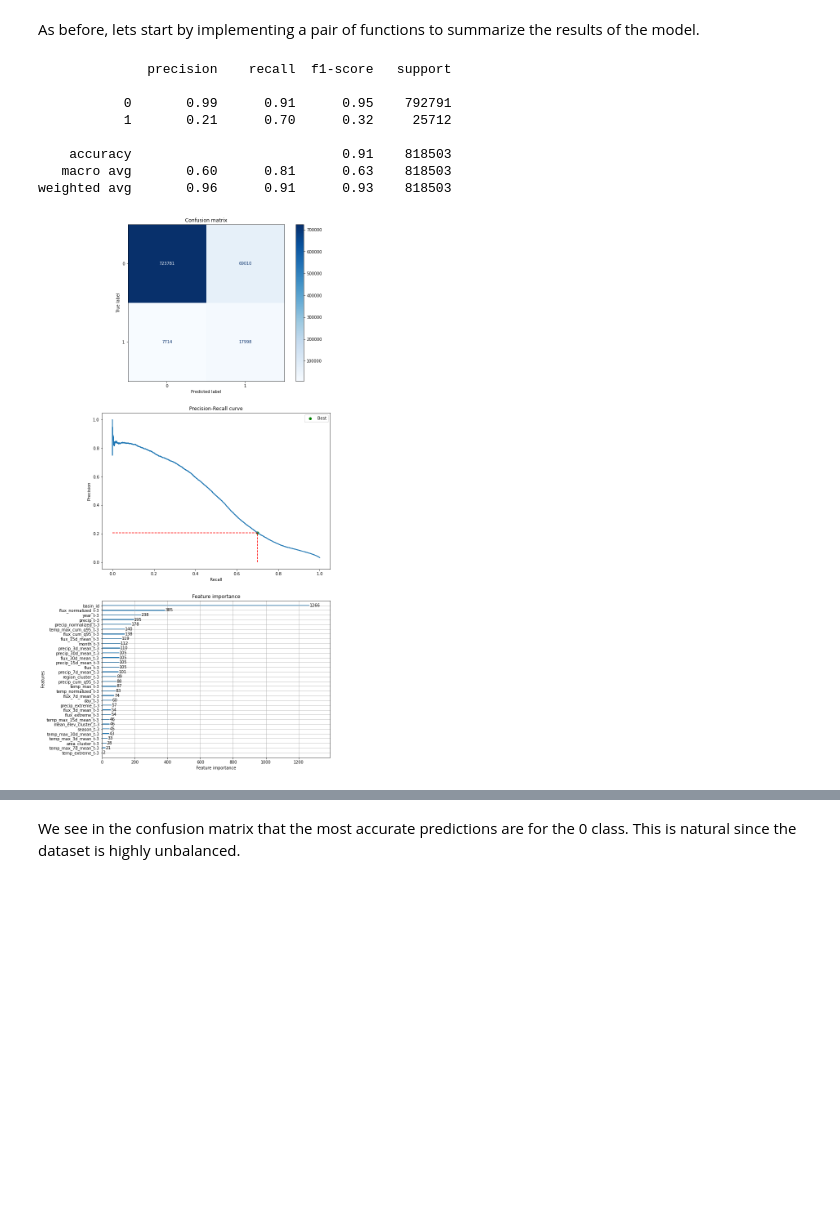
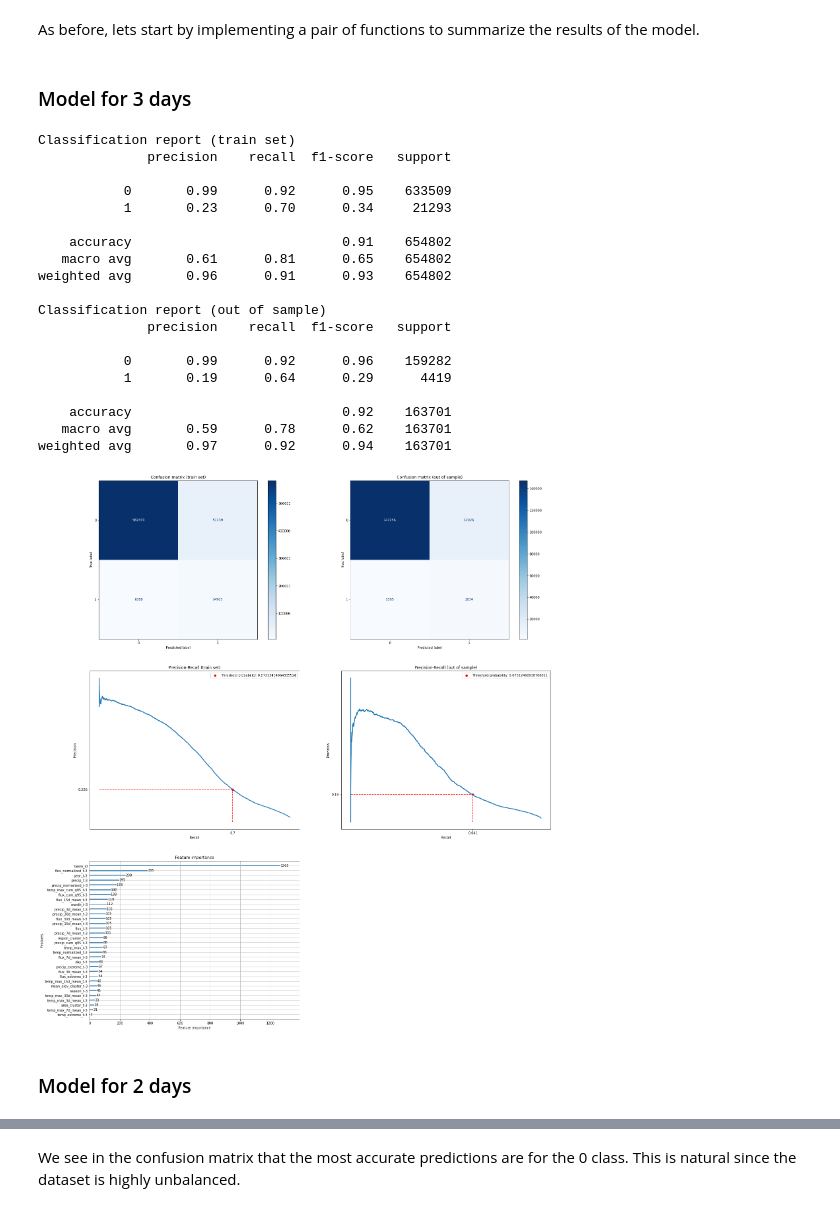
Before and after one commit to fmzhz/watershed-challenge, a Jupyter notebook: notebooks/watersheds.ipynb, the cells around one changed output, grey strips where cells are left out. Saved outputs shown, nothing was run; the diff lists cells and outputs as text; code cells hidden in the pictures; blank space fills up the shorter version.

```diff
--- a/notebooks/watersheds.ipynb
+++ b/notebooks/watersheds.ipynb
@@ -609,5 +609,5 @@ categorical_features = [
 # %%
-def get_features(forecast_horizon : int = 1) -> tuple[pd.DataFrame, pd.Series]:
+def get_features(forecast_horizon : int = 1) -> tuple[pd.DataFrame, pd.Series, list]:
     """
     Load and preprocess the dataset.
 
@@ -700,6 +700,13 @@ def get_features(forecast_horizon : int = 1) -> tuple[pd.DataFrame, pd.Series]:
     le_season = OrdinalEncoder(categories=[['summer', 'autumn', 'winter', 'spring']])
     df["season"] = le_season.fit_transform(df.loc[:,['season']])[:,0]
 
+    categorical_features = [
+        'basin_id',
+        f'region_cluster_t-{forecast_horizon}',
+        f'mean_elev_cluster_t-{forecast_horizon}',
+        f'area_cluster_t-{forecast_horizon}',
+    ]
+
     df = df.drop(to_drop, axis=1)
 
     shifted_df = df.groupby(by=["basin_id"]).shift(forecast_horizon)
@@ -709,4 +716,4 @@ def get_features(forecast_horizon : int = 1) -> tuple[pd.DataFrame, pd.Series]:
     X = df.drop(columns=["flux_extreme"])
     y = df["flux_extreme"]
 
-    return X, y
+    return X, y, categorical_features
@@ -713,2 +722,2 @@ def get_features(forecast_horizon : int = 1) -> tuple[pd.DataFrame, pd.Series]:
 # %%
-X, y = get_features(forecast_horizon=3)
+X, y, categorical_features = get_features(forecast_horizon=3)
@@ -857,14 +829,18 @@ X_train, X_test, y_train, y_test = train_test_split(X, y, test_size=0.2, shuffle
 # %%
+from sklearn.dummy import DummyClassifier
 from sklearn.linear_model import LogisticRegression, SGDClassifier
-from sklearn.naive_bayes import GaussianNB
+from sklearn.neural_network import MLPClassifier
 from xgboost import XGBClassifier
 from lightgbm import LGBMClassifier
 
+dummy_mostfreq = DummyClassifier(strategy='most_frequent')
+dummy_mostfreq_scores = evaluate_model(dummy_mostfreq, X_train.drop(columns=categorical_features), y_train, ts_cv)
+
+dummy_uniform = DummyClassifier(strategy='uniform')
+dummy_uniform_scores = evaluate_model(dummy_uniform, X_train.drop(columns=categorical_features), y_train, ts_cv)
+
 logreg = LogisticRegression()
 logreg_scores = evaluate_model(logreg, X_train.drop(columns=categorical_features), y_train, ts_cv)
-
-gnb = GaussianNB()
-gnb_scores = evaluate_model(gnb, X_train.drop(columns=categorical_features), y_train, ts_cv)
 
 sgdc = SGDClassifier()
 sgdc_scores = evaluate_model(sgdc, X_train.drop(columns=categorical_features), y_train, ts_cv)
@@ -873,7 +849,7 @@ mlpc = MLPClassifier()
 mlpc_scores = evaluate_model(mlpc, X_train.drop(columns=categorical_features), y_train, ts_cv)
 
 xgbc = XGBClassifier()
-xgbc_scores = evaluate_model(xgbc, X_train.drop(columns=categorical_features).to_numpy(), y_train.to_numpy(), ts_cv)
+xgbc_scores = evaluate_model(xgbc, X_train.drop(columns=categorical_features), y_train, ts_cv)
 
 lgbc = LGBMClassifier()
 lgbc_scores = evaluate_model(lgbc, X_train.drop(columns=categorical_features), y_train, ts_cv)
@@ -892,12 +878,5 @@ Now lets compare out of sample ROC curves.
 # %%
-gnb.fit(X_train, y_train)
-sgdc.fit(X_train, y_train)
+dummy_uniform.fit(X_train, y_train)
 mlpc.fit(X_train, y_train)
 xgbc.fit(X_train, y_train)
 lgbc.fit(X_train, y_train)
-
-y_pred_gnb = gnb.predict_proba(X_test)
-y_pred_sgdc = sgdc.predict_proba(X_test)
-y_pred_mlpc = mlpc.predict_proba(X_test)
-y_pred_xgbc = xgbc.predict_proba(X_test)
-y_pred_lgbc = lgbc.predict_proba(X_test)
@@ -1093,0 +1113,2 @@ X_train, X_test, y_train, y_test = train_test_split(X, y, test_size=0.2, shuffle
+# %% [markdown]
+### Model for 3 days
@@ -1094,12 +1117,25 @@ X_train, X_test, y_train, y_test = train_test_split(X, y, test_size=0.2, shuffle
 # %%
-model_results(X_test, y_test)
+model_results(X_test, y_test, recall_value=0.7, model_path=os.path.join("..", "models", "model_3d.pkl"))
 # %% [output]
+Classification report (train set)
               precision    recall  f1-score   support
 
-           0       0.99      0.91      0.95    792791
-           1       0.21      0.70      0.32     25712
+           0       0.99      0.92      0.95    633509
+           1       0.23      0.70      0.34     21293
 
-    accuracy                           0.91    818503
-   macro avg       0.60      0.81      0.63    818503
-weighted avg       0.96      0.91      0.93    818503
+    accuracy                           0.91    654802
+   macro avg       0.61      0.81      0.65    654802
+weighted avg       0.96      0.91      0.93    654802
+
+Classification report (out of sample)
+              precision    recall  f1-score   support
+
+           0       0.99      0.92      0.96    159282
+           1       0.19      0.64      0.29      4419
+
+    accuracy                           0.92    163701
+   macro avg       0.59      0.78      0.62    163701
+weighted avg       0.97      0.92      0.94    163701
-[figure, old version]
+[figure, new version]
+# %% [markdown]
+### Model for 2 days
```
Also changed, not shown: parts of 45 cells of this notebook.
